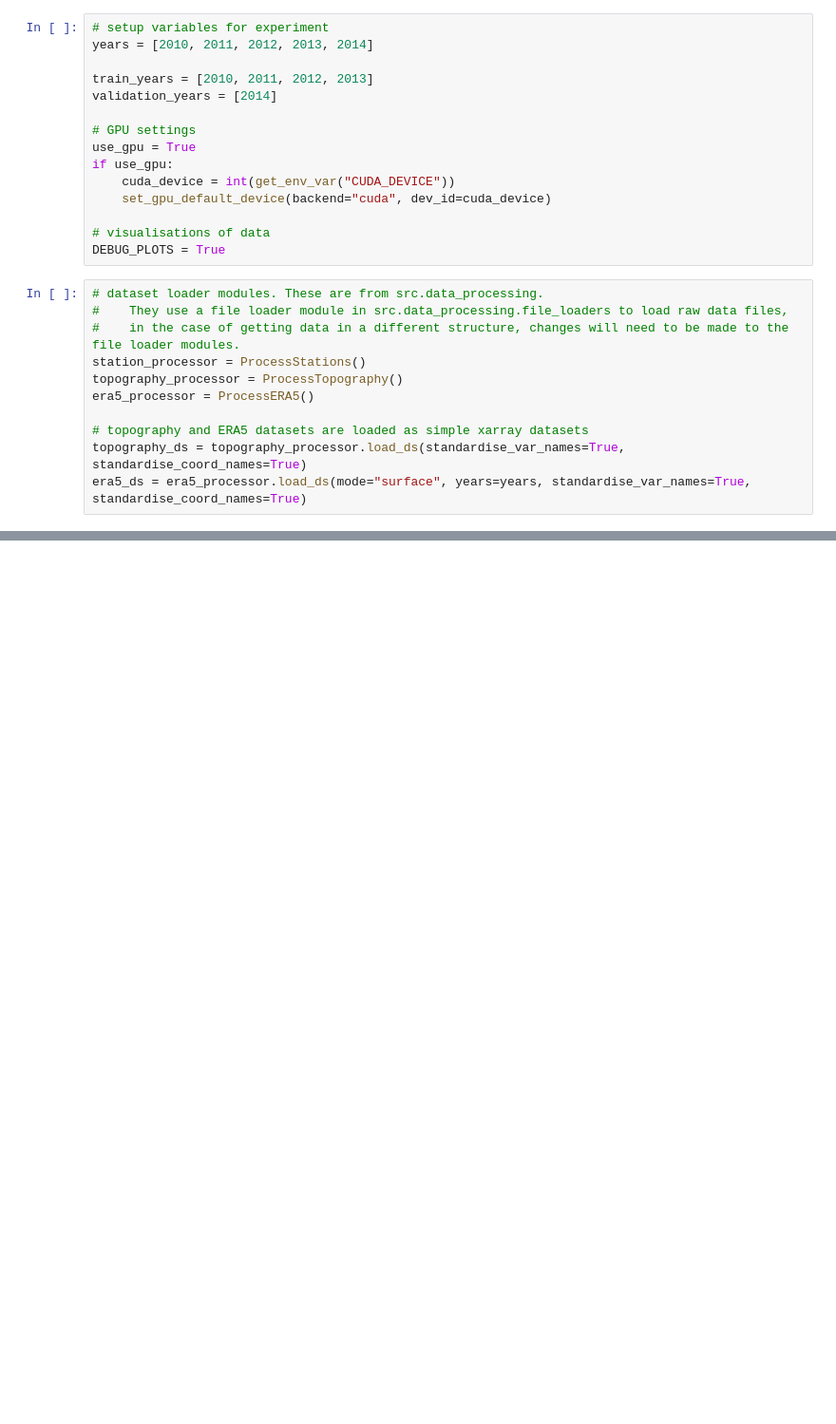
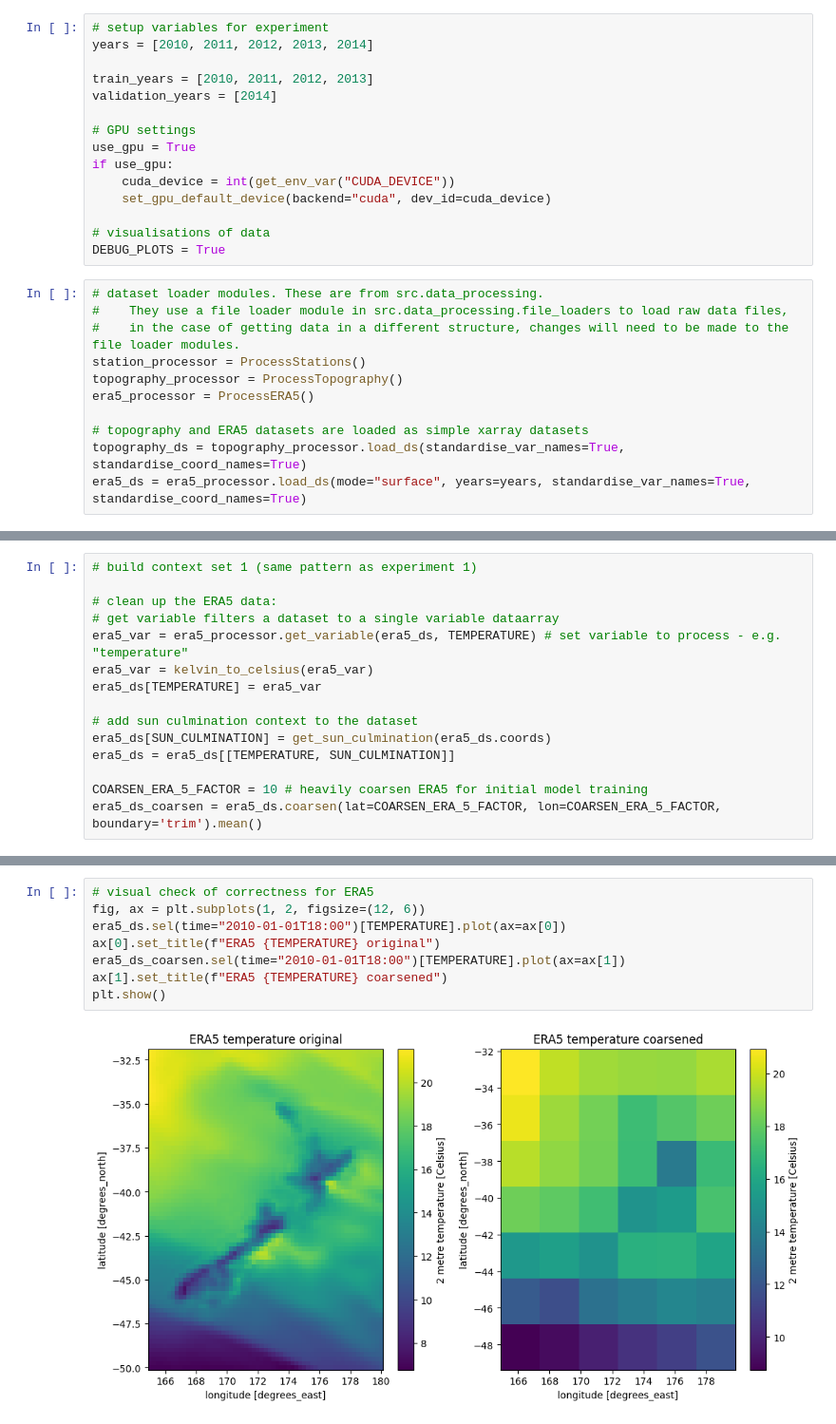
Before and after one commit to LennoxC/convcnp-assim-nz, a Jupyter notebook: notebooks/experiments/exp2_transfer_learning.ipynb, the cells around one changed output, grey strips where cells are left out. Shown at 95% size. Saved outputs shown, nothing was run; the diff lists cells and outputs as text; blank space fills up the shorter version.

Commit message:
baseline model setup

```diff
--- a/notebooks/experiments/exp2_transfer_learning.ipynb
+++ b/notebooks/experiments/exp2_transfer_learning.ipynb
@@ -84,0 +105,15 @@ era5_ds = era5_processor.load_ds(mode="surface", years=years, standardise_var_na
+# %%
+# build context set 1 (same pattern as experiment 1)
+
+# clean up the ERA5 data:
+# get variable filters a dataset to a single variable dataarray
+era5_var = era5_processor.get_variable(era5_ds, TEMPERATURE) # set variable to process - e.g. "temperature"
+era5_var = kelvin_to_celsius(era5_var)
+era5_ds[TEMPERATURE] = era5_var
+
+# add sun culmination context to the dataset
+era5_ds[SUN_CULMINATION] = get_sun_culmination(era5_ds.coords)
+era5_ds = era5_ds[[TEMPERATURE, SUN_CULMINATION]]
+
+COARSEN_ERA_5_FACTOR = 10 # heavily coarsen ERA5 for initial model training
+era5_ds_coarsen = era5_ds.coarsen(lat=COARSEN_ERA_5_FACTOR, lon=COARSEN_ERA_5_FACTOR, boundary='trim').mean()
@@ -84,0 +151,10 @@ era5_ds = era5_processor.load_ds(mode="surface", years=years, standardise_var_na
+# %%
+# visual check of correctness for ERA5
+fig, ax = plt.subplots(1, 2, figsize=(12, 6))
+era5_ds.sel(time="2010-01-01T18:00")[TEMPERATURE].plot(ax=ax[0])
+ax[0].set_title(f"ERA5 {TEMPERATURE} original")
+era5_ds_coarsen.sel(time="2010-01-01T18:00")[TEMPERATURE].plot(ax=ax[1])
+ax[1].set_title(f"ERA5 {TEMPERATURE} coarsened")
+plt.show()
+# %% [output]
+[figure, added]
```
Also changed, not shown: parts of 9 cells of this notebook.
